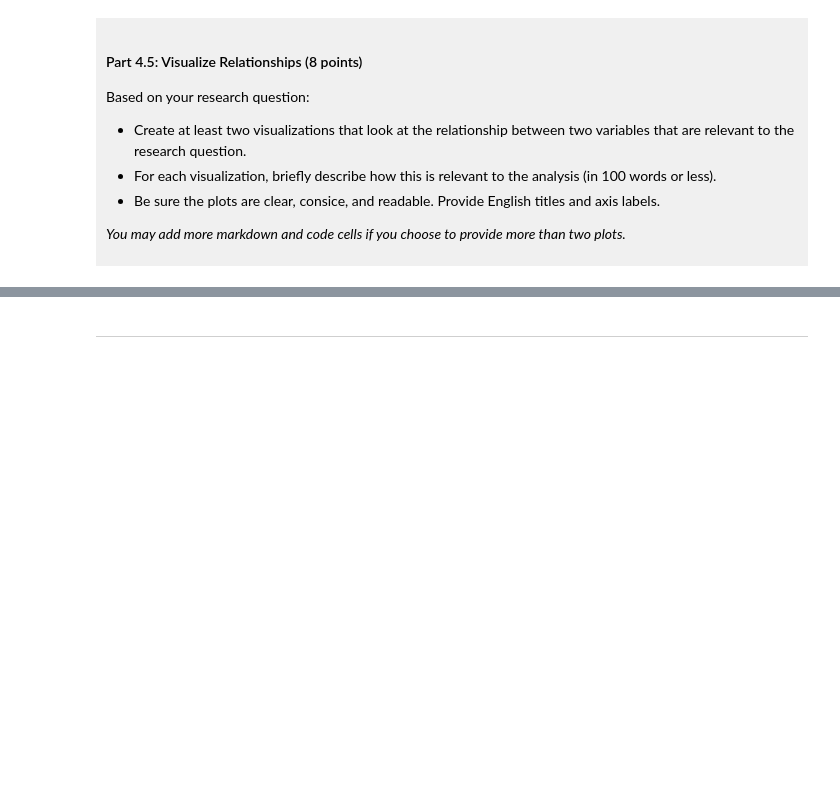
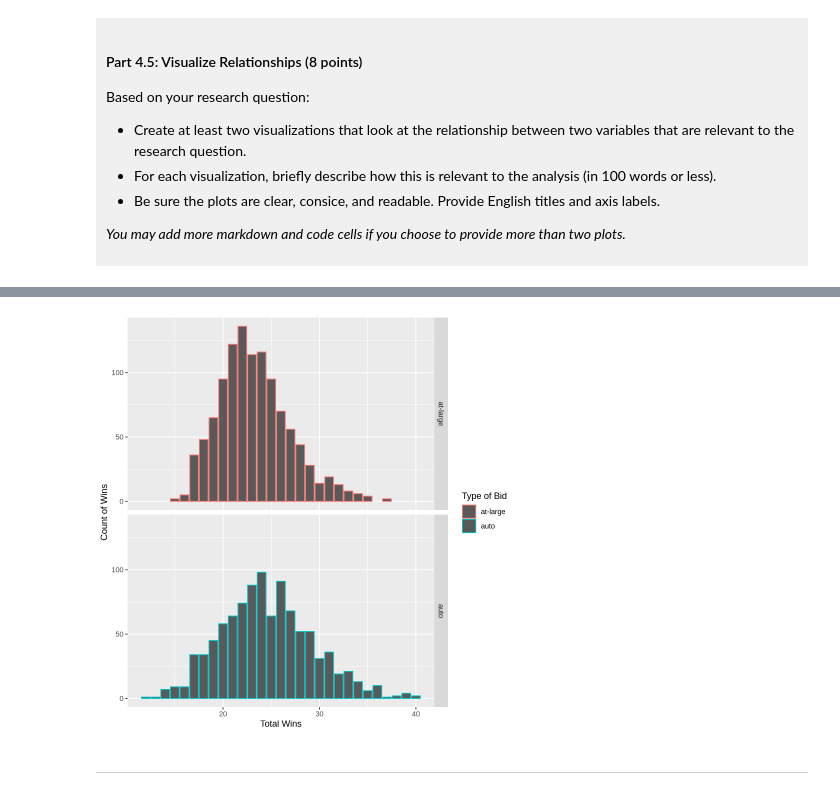
Before and after one commit to njancola/dsci-100-project-nora-jancola, a Jupyter notebook: dsci-100-project-notebook.ipynb, the cells around one changed output, grey strips where cells are left out. Saved outputs shown, nothing was run; the diff lists cells and outputs as text; code cells hidden in the pictures; blank space fills up the shorter version.

```diff
--- a/dsci-100-project-notebook.ipynb
+++ b/dsci-100-project-notebook.ipynb
@@ -315,5 +379,14 @@ Visualization 2: %%% EDIT THIS MARKDOWN CELL%%%
 # %%
-### EDIT THIS CODE CELL FOR VISUALIZATION 2###
+viz_2 <- wmm_data |>
+            ggplot(aes (x = total_wins, color = bid)) +
+                   geom_bar() +
+                   facet_grid(rows = vars(bid)) +
+                   labs(x = "Total Wins",
+                        y = "Count of Wins",
+                        color = "Type of Bid")
+viz_2
+# %% [output]
+[figure, added]
 # %% [markdown]
 ------
 # %% [markdown]
```
Also changed, not shown: parts of 9 cells of this notebook.
